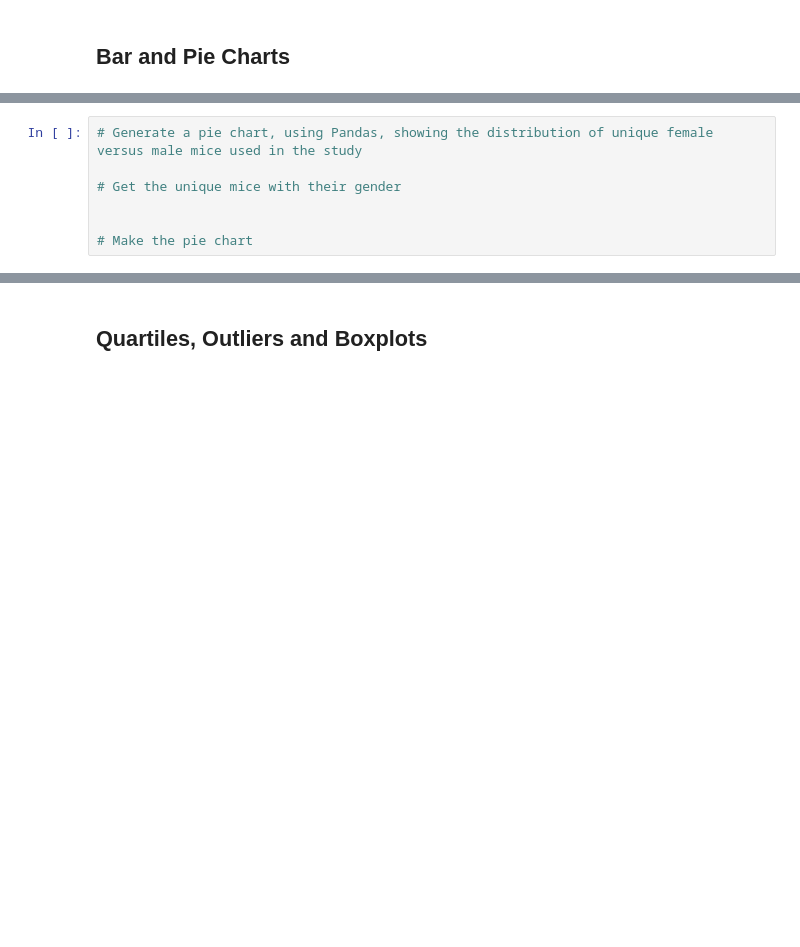
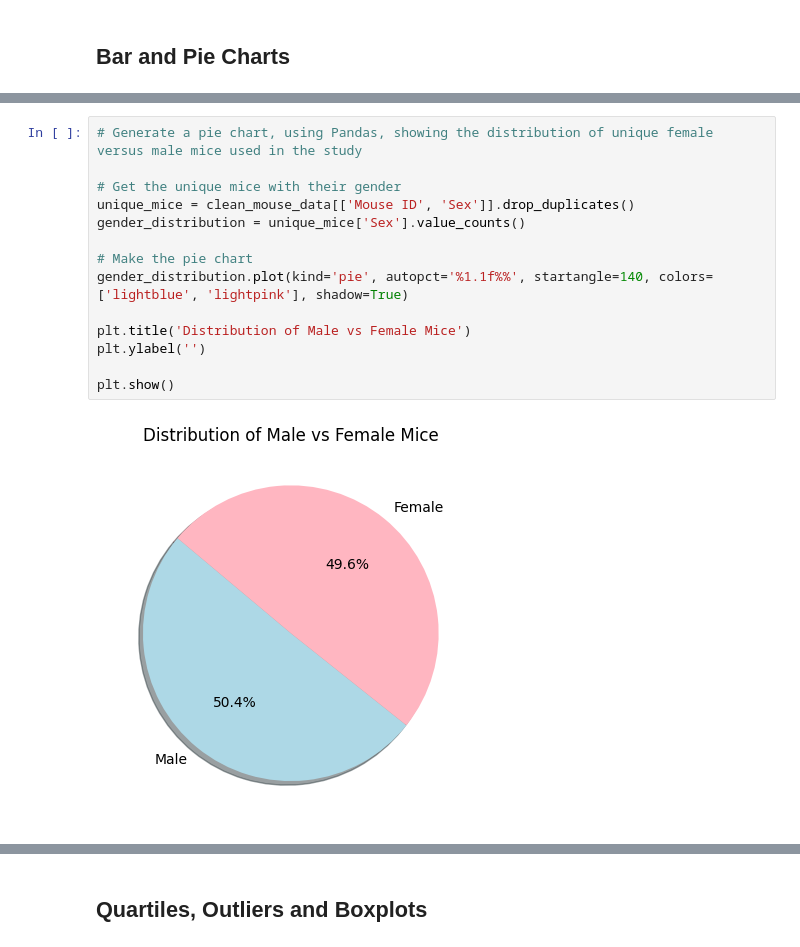
Before and after one commit to AidanDavid/matplot_challenge, a Jupyter notebook: main.ipynb, the cells around one changed output, grey strips where cells are left out. Drawn from its saved outputs; the diff is of its cells as text; blank space fills up the shorter version.

```diff
--- a/main.ipynb
+++ b/main.ipynb
@@ -189,10 +180,19 @@ plt.show()
 # %%
 # Generate a pie chart, using Pandas, showing the distribution of unique female versus male mice used in the study
 
 # Get the unique mice with their gender
-
+unique_mice = clean_mouse_data[['Mouse ID', 'Sex']].drop_duplicates()
+gender_distribution = unique_mice['Sex'].value_counts()
 
 # Make the pie chart
+gender_distribution.plot(kind='pie', autopct='%1.1f%%', startangle=140, colors=['lightblue', 'lightpink'], shadow=True)
+
+plt.title('Distribution of Male vs Female Mice')
+plt.ylabel('')
+
+plt.show()
+# %% [output]
+[figure, added]
 # %%
 # Generate a pie chart, using pyplot, showing the distribution of unique female versus male mice used in the study
 
```
Also changed, not shown: parts of 13 cells of this notebook.
